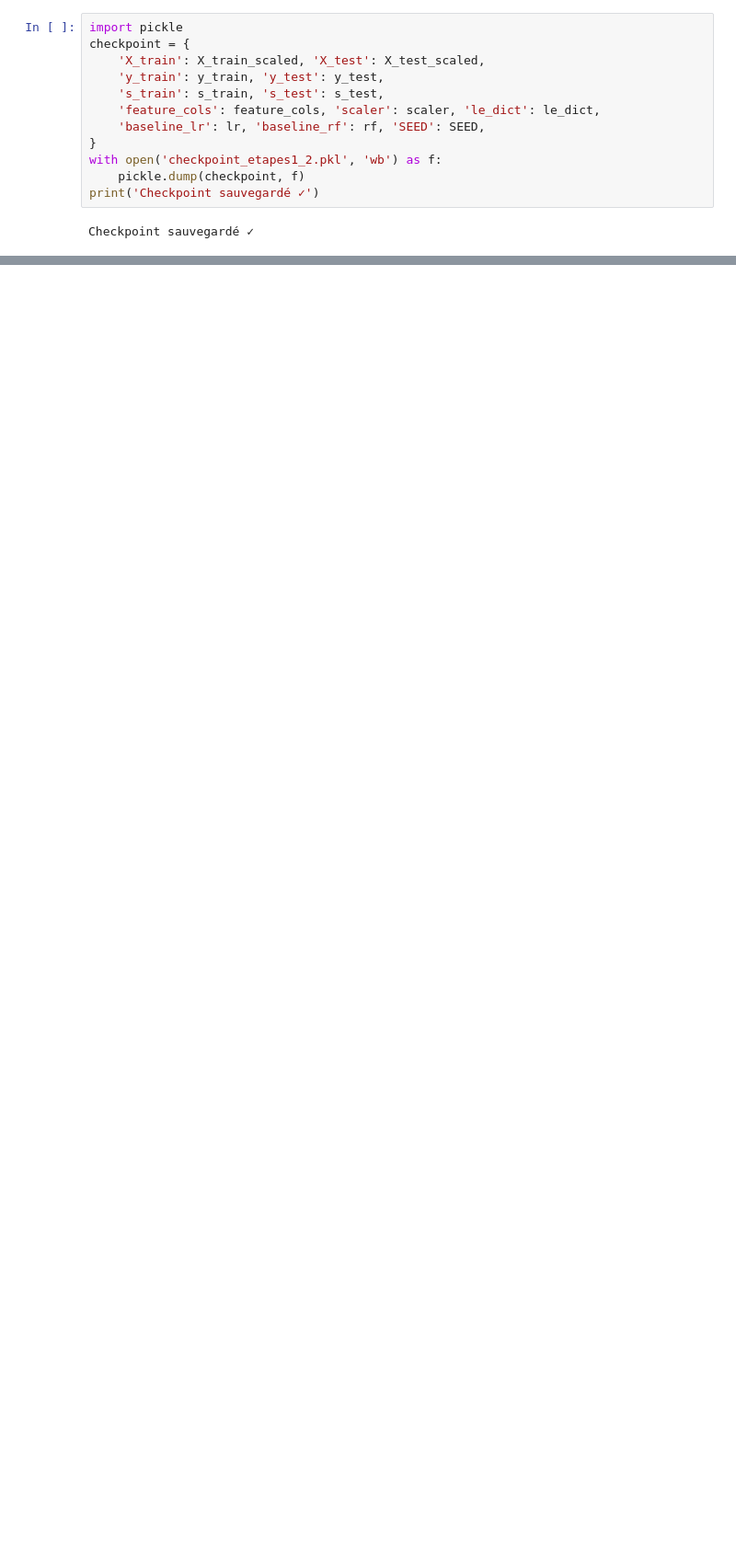
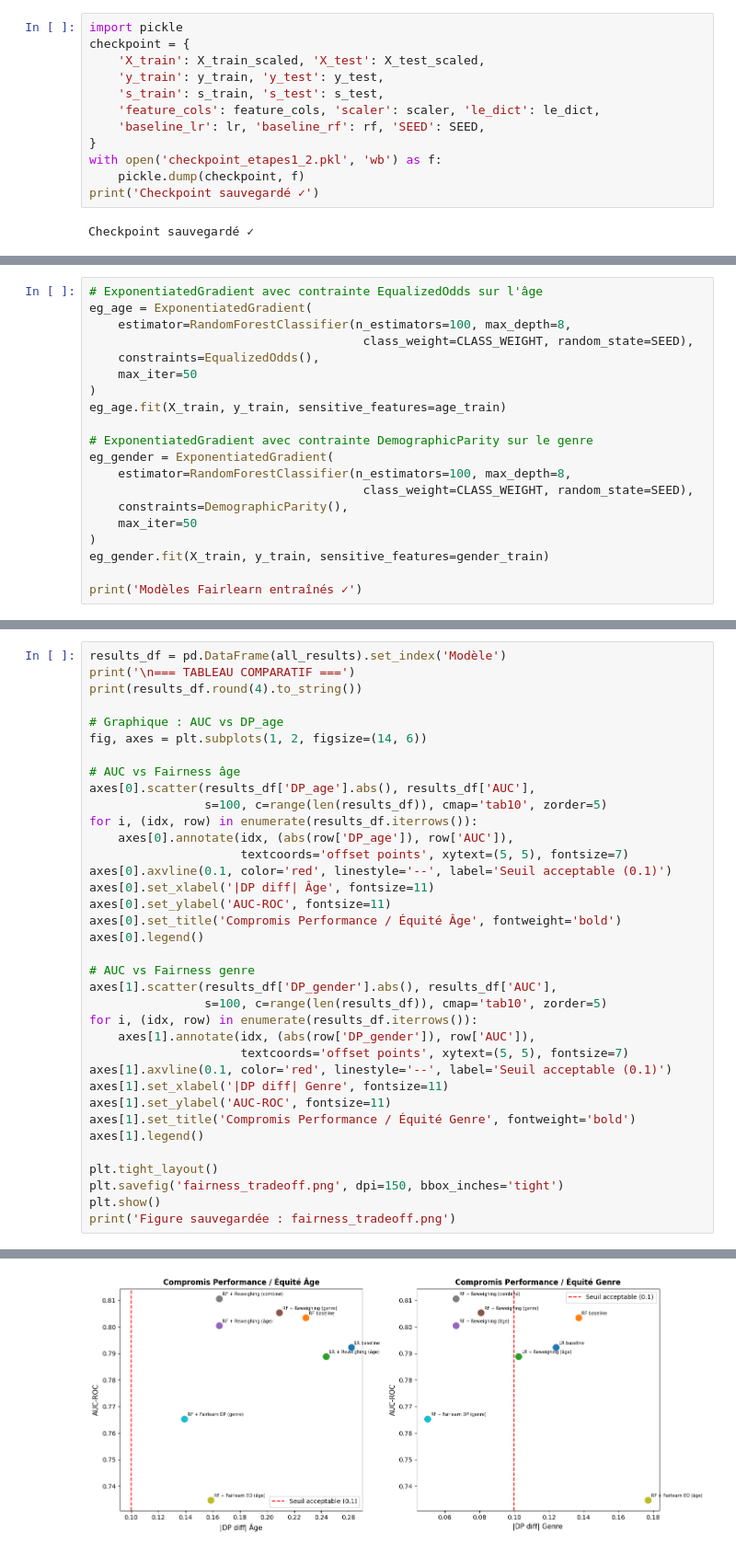
Before and after one commit to lounishamroun/credit-data-fairness, a Jupyter notebook: notebooks/fairness_notebook_Lina.ipynb, the cells around one changed output, grey strips where cells are left out. Shown at 92% size. Drawn from its saved outputs; the diff is of its cells as text; blank space fills up the shorter version.

Commit message:
Ajout de la 1ere version de mon notebook avec le baseline et l'equité

```diff
--- a/notebooks/fairness_notebook_Lina.ipynb
+++ b/notebooks/fairness_notebook_Lina.ipynb
@@ -209,0 +464,20 @@ Checkpoint sauvegardé ✓
+# %%
+# ExponentiatedGradient avec contrainte EqualizedOdds sur l'âge
+eg_age = ExponentiatedGradient(
+    estimator=RandomForestClassifier(n_estimators=100, max_depth=8,
+                                      class_weight=CLASS_WEIGHT, random_state=SEED),
+    constraints=EqualizedOdds(),
+    max_iter=50
+)
+eg_age.fit(X_train, y_train, sensitive_features=age_train)
+
+# ExponentiatedGradient avec contrainte DemographicParity sur le genre
+eg_gender = ExponentiatedGradient(
+    estimator=RandomForestClassifier(n_estimators=100, max_depth=8,
+                                      class_weight=CLASS_WEIGHT, random_state=SEED),
+    constraints=DemographicParity(),
+    max_iter=50
+)
+eg_gender.fit(X_train, y_train, sensitive_features=gender_train)
+
+print('Modèles Fairlearn entraînés ✓')
@@ -209,0 +529,37 @@ Checkpoint sauvegardé ✓
+# %%
+results_df = pd.DataFrame(all_results).set_index('Modèle')
+print('\n=== TABLEAU COMPARATIF ===')
+print(results_df.round(4).to_string())
+
+# Graphique : AUC vs DP_age
+fig, axes = plt.subplots(1, 2, figsize=(14, 6))
+
+# AUC vs Fairness âge
+axes[0].scatter(results_df['DP_age'].abs(), results_df['AUC'],
+                s=100, c=range(len(results_df)), cmap='tab10', zorder=5)
+for i, (idx, row) in enumerate(results_df.iterrows()):
+    axes[0].annotate(idx, (abs(row['DP_age']), row['AUC']),
+                     textcoords='offset points', xytext=(5, 5), fontsize=7)
+axes[0].axvline(0.1, color='red', linestyle='--', label='Seuil acceptable (0.1)')
+axes[0].set_xlabel('|DP diff| Âge', fontsize=11)
+axes[0].set_ylabel('AUC-ROC', fontsize=11)
+axes[0].set_title('Compromis Performance / Équité Âge', fontweight='bold')
+axes[0].legend()
+
+# AUC vs Fairness genre
+axes[1].scatter(results_df['DP_gender'].abs(), results_df['AUC'],
+                s=100, c=range(len(results_df)), cmap='tab10', zorder=5)
+for i, (idx, row) in enumerate(results_df.iterrows()):
+    axes[1].annotate(idx, (abs(row['DP_gender']), row['AUC']),
+                     textcoords='offset points', xytext=(5, 5), fontsize=7)
+axes[1].axvline(0.1, color='red', linestyle='--', label='Seuil acceptable (0.1)')
+axes[1].set_xlabel('|DP diff| Genre', fontsize=11)
+axes[1].set_ylabel('AUC-ROC', fontsize=11)
+axes[1].set_title('Compromis Performance / Équité Genre', fontweight='bold')
+axes[1].legend()
+
+plt.tight_layout()
+plt.savefig('fairness_tradeoff.png', dpi=150, bbox_inches='tight')
+plt.show()
+print('Figure sauvegardée : fairness_tradeoff.png')
+# %% [output]
@@ -209,0 +577 @@ Checkpoint sauvegardé ✓
+[figure, added]
```
Also changed, not shown: parts of 32 cells of this notebook, 3 other files.
